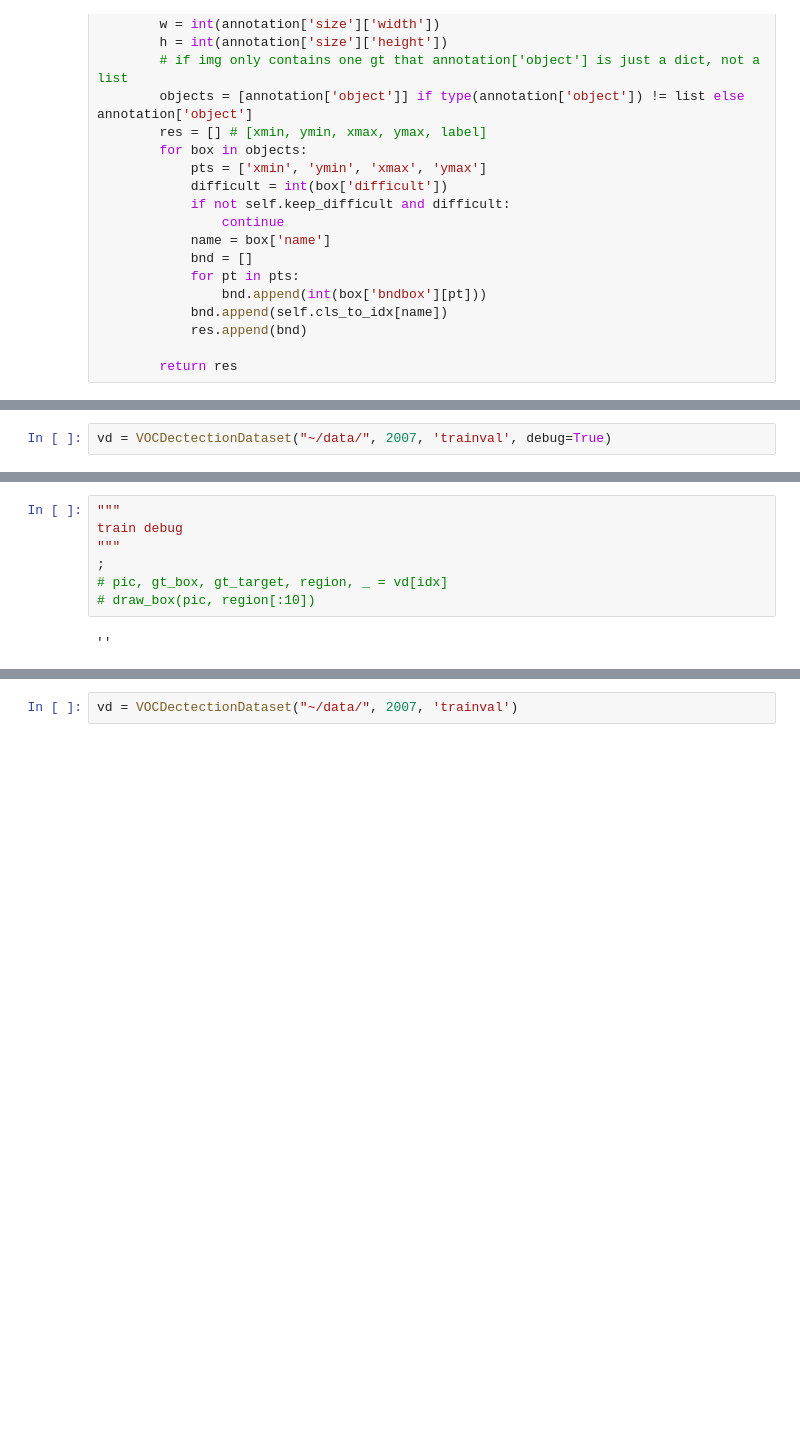
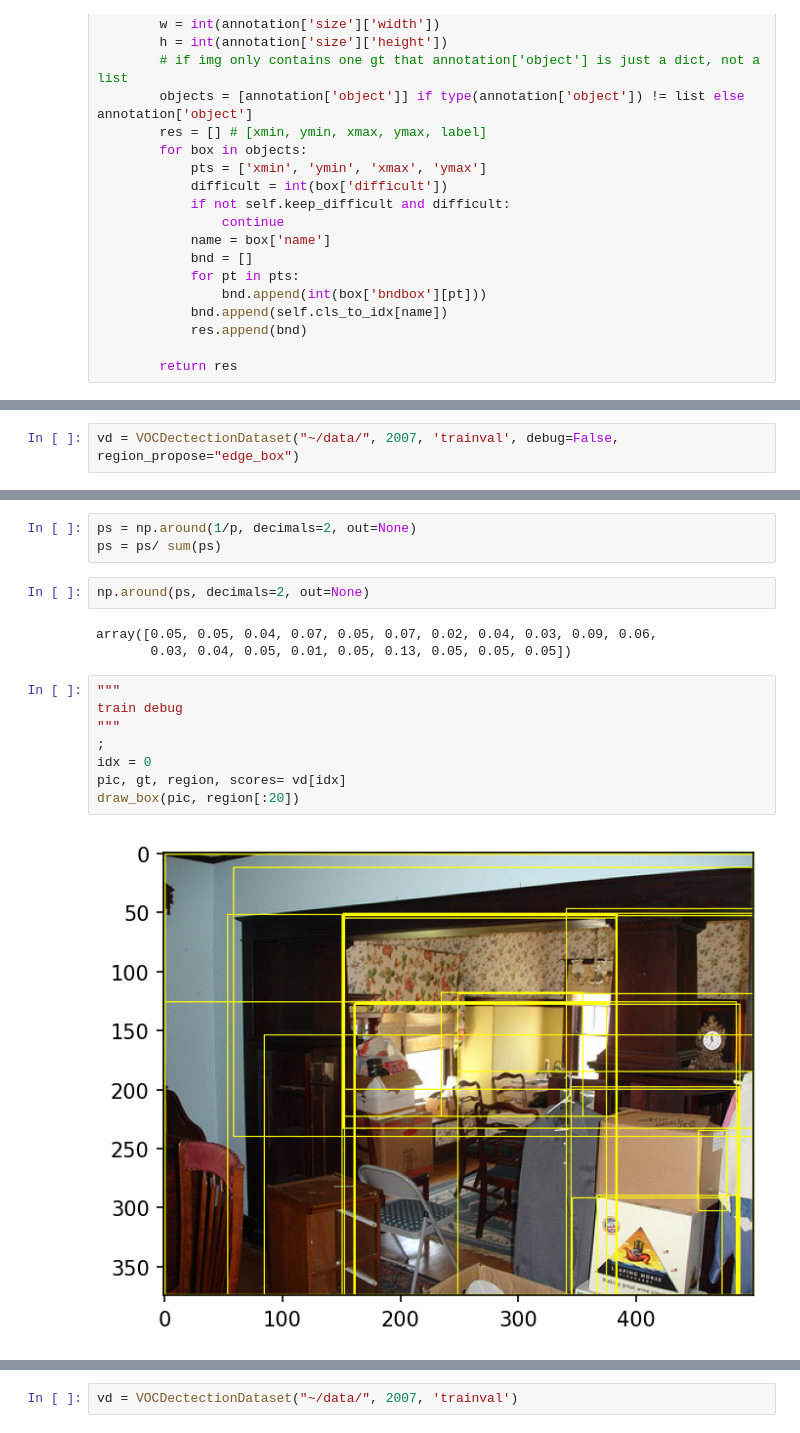
Before and after one commit to Muxv/WSDDN-pytorch, a Jupyter notebook: src/VOCdatasets.ipynb, the cells around one changed output, grey strips where cells are left out. Saved outputs shown, nothing was run; the diff lists cells and outputs as text; blank space fills up the shorter version.

```diff
--- a/src/VOCdatasets.ipynb
+++ b/src/VOCdatasets.ipynb
@@ -264,4 +411,4 @@ class VOCDectectionDataset(data.Dataset):
     def __len__(self):
         return len(self.datas)
 # %%
-vd = VOCDectectionDataset("~/data/", 2007, 'trainval', debug=True)
+vd = VOCDectectionDataset("~/data/", 2007, 'trainval', debug=False, region_propose="edge_box")
@@ -361,9 +432,18 @@ array([   0,    1,    2,    4,    5,    6,    7,   10,   12,   14,   16,
+# %%
+ps = np.around(1/p, decimals=2, out=None)
+ps = ps/ sum(ps)
+# %%
+np.around(ps, decimals=2, out=None)
+# %% [output]
+array([0.05, 0.05, 0.04, 0.07, 0.05, 0.07, 0.02, 0.04, 0.03, 0.09, 0.06,
+       0.03, 0.04, 0.05, 0.01, 0.05, 0.13, 0.05, 0.05, 0.05])
 # %%
 """
 train debug
 """
 ;
-# pic, gt_box, gt_target, region, _ = vd[idx]
-# draw_box(pic, region[:10])
+idx = 0
+pic, gt, region, scores= vd[idx]
+draw_box(pic, region[:20])
 # %% [output]
-''
+[figure, added]
```
Also changed, not shown: parts of 21 cells of this notebook, 9 other files.
